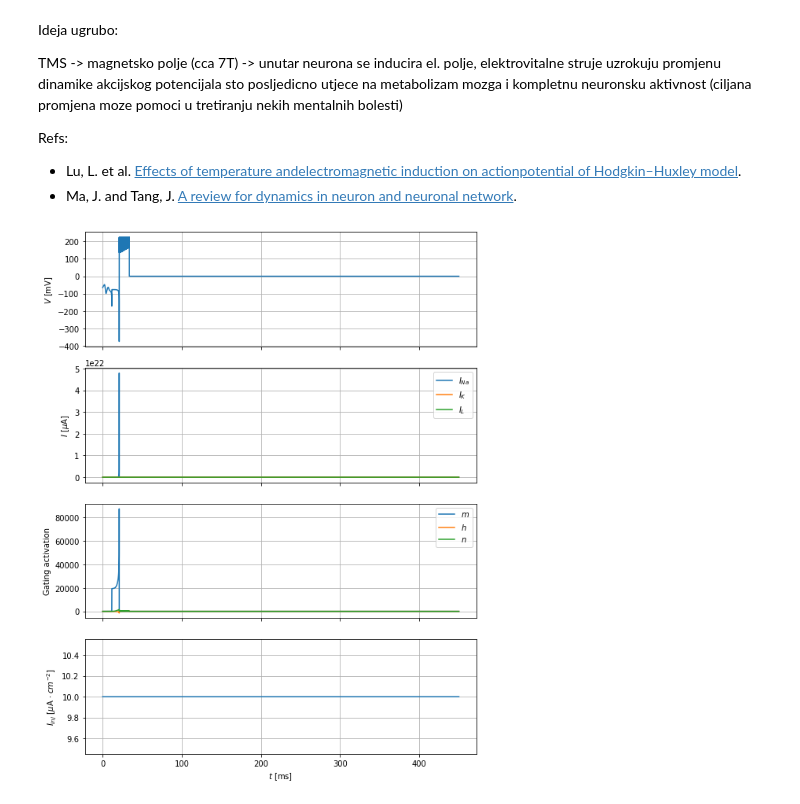
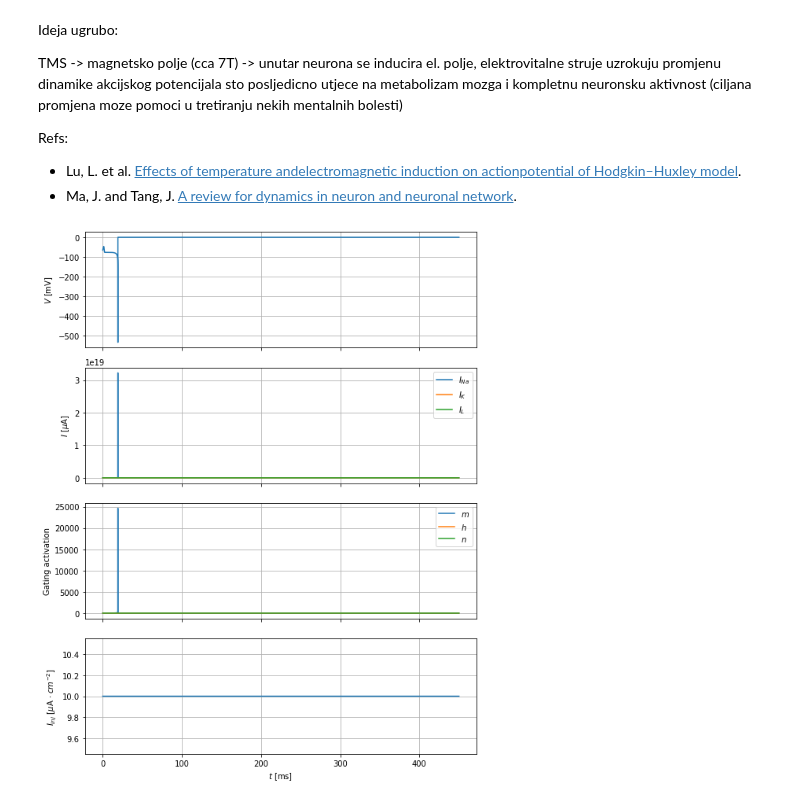
Before and after one commit to akapet00/teaching, a Jupyter notebook: emc_512/src/05-lab-ex.ipynb, the cells around one changed output. Cells and saved outputs as stored; diff of their text form; code cells hidden in the pictures.

Commit message:
rerun the notebook with updated neuron model

```diff
--- a/emc_512/src/05-lab-ex.ipynb
+++ b/emc_512/src/05-lab-ex.ipynb
@@ -160,18 +168,21 @@ E_L  = -54.387  # Leak reversal potentials [mV]
 """injected current density [uA/cm^2]"""
 I_inj = lambda t: 10
 
+"""temperature of the environment in which the neuron is located [°C]"""
+T = 6.3
+
 """[V_m(t=0), phi(t=0), m(t=0), h(t=0), n(t=0)]"""
 initial_conds = [-65, -0.1, 0.05, 0.6, 0.32]
 
 """simulation time [ms]"""
 t = np.arange(0.0, 450.0, 0.01)
 # %%
-model = HodgkinHuxley(C_m, g_Na, g_K, g_L, E_Na, E_K, E_L, I_inj)
+model = HodgkinHuxley(C_m, g_Na, g_K, g_L, E_Na, E_K, E_L, I_inj, T)
 V, phi, m, h, n, ina, ik, il, iinj = model.simulate(
     initial_conds=initial_conds,
     t=t,
     induction_params=(0.4, 0.02, 0.01, 0.001, 0.01),
     ret=True,
     viz=True)
 # %% [output]
-[figure, old version]
+[figure, new version]
```
Also changed, not shown: parts of 3 cells of this notebook.
